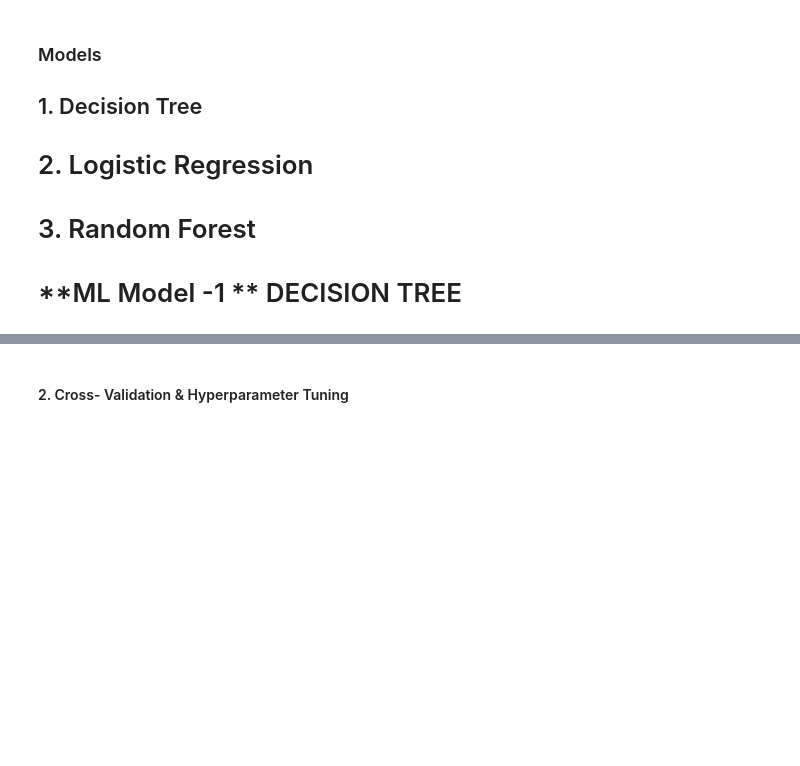
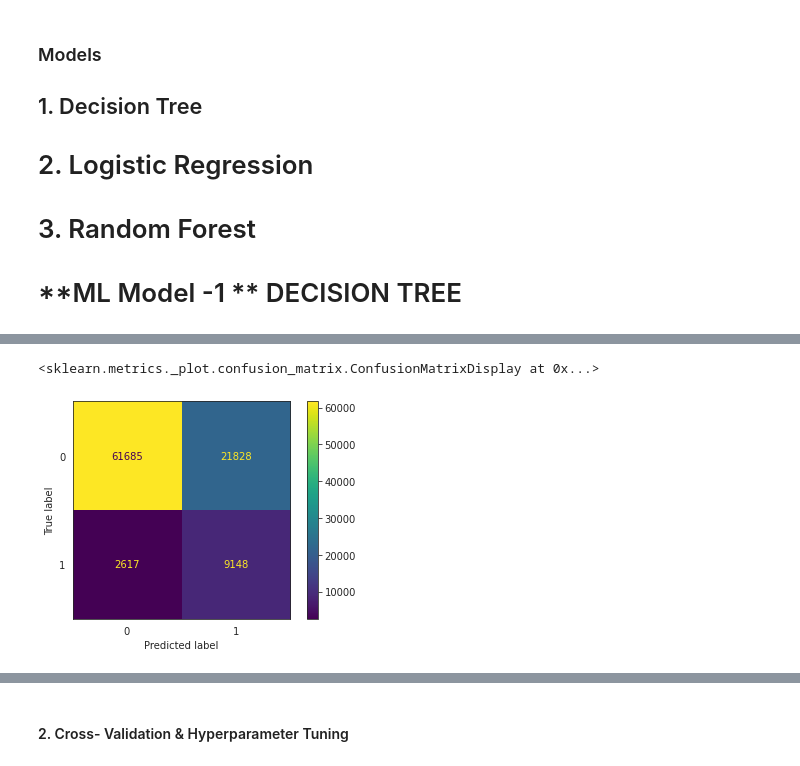
Before and after one commit to Rahul-2045/HEALTH-INSURANCE-CROSS-SELL-PREDICTION, a Jupyter notebook: TEAM_of_Sample_ML_Submission_Template.ipynb, the cells around one changed output, grey strips where cells are left out. Cells and saved outputs as stored; diff of their text form; code cells hidden in the pictures; blank space fills up the shorter version.

```diff
--- a/TEAM_of_Sample_ML_Submission_Template.ipynb
+++ b/TEAM_of_Sample_ML_Submission_Template.ipynb
@@ -1153,0 +1156,7 @@ Fitting 5 folds for each of 7 candidates, totalling 35 fits
+# %%
+# implimenting best parameter Decision tree using above params
+d_model = DecisionTreeClassifier(random_state = 42, max_depth= 10)
+
+d_model.fit(oversampled_X,oversampled_Y)
+
+d_preds = d_model.predict(scaled_X_test)
@@ -1153,0 +1198,7 @@ Fitting 5 folds for each of 7 candidates, totalling 35 fits
+# %%
+# plotting Classification matrix for decision tree
+sns.set_style('white')
+plot_confusion_matrix(d_model,scaled_X_test,y_test)
+# %% [output]
+<sklearn.metrics._plot.confusion_matrix.ConfusionMatrixDisplay at 0x...>
+[figure, added]
```
Also changed, not shown: parts of 10 cells of this notebook.
